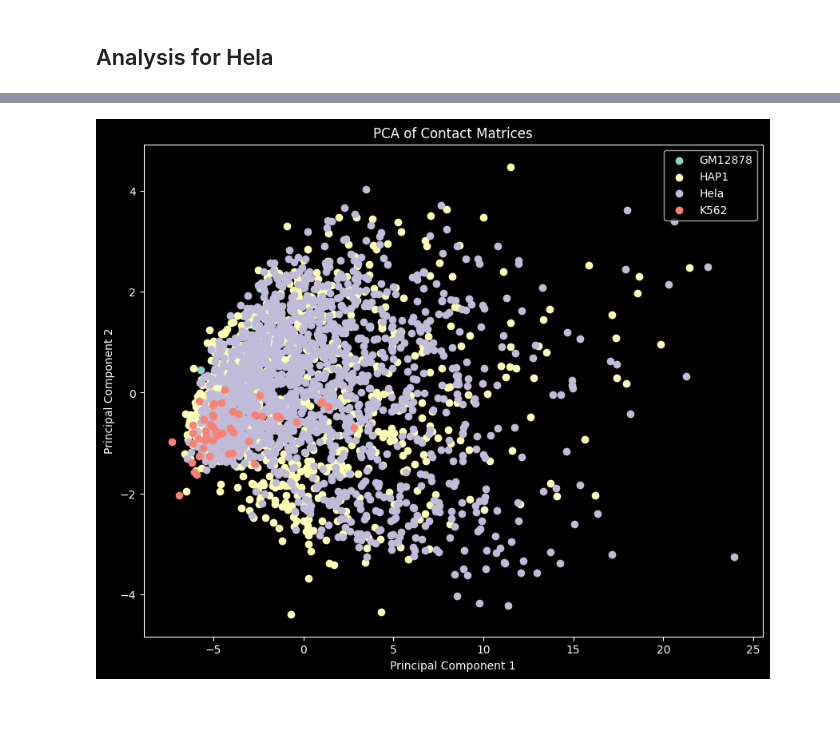
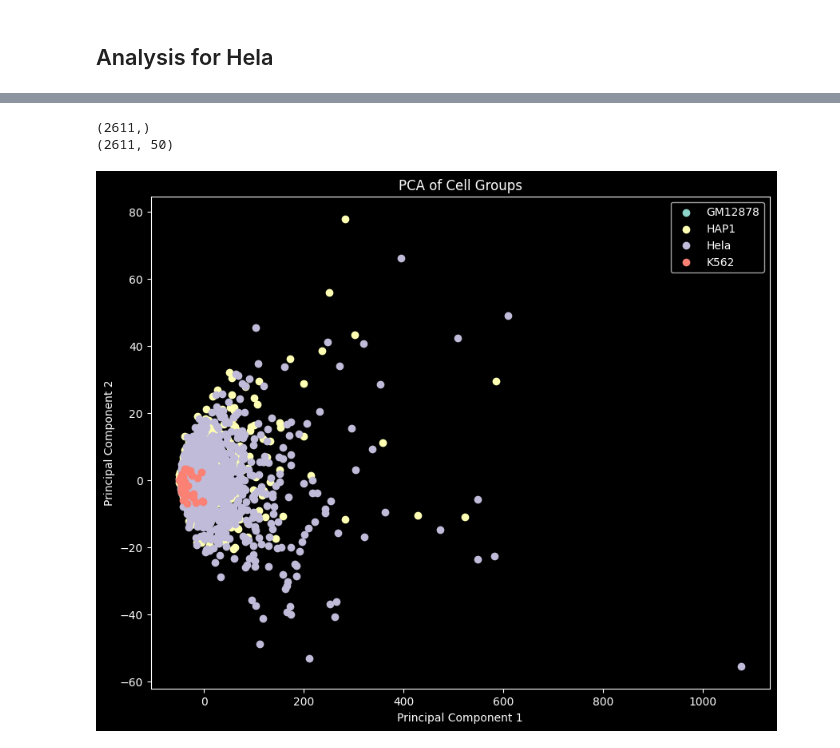
Before and after one commit to HaochongYANG/dna_heterogeneity, a Jupyter notebook: analysis.ipynb, the cells around one changed output, grey strips where cells are left out. Cells and saved outputs as stored; diff of their text form; code cells hidden in the pictures; blank space fills up the shorter version.

```diff
--- a/analysis.ipynb
+++ b/analysis.ipynb
@@ -786,7 +817,7 @@ for i, directory in enumerate(directories):
 vectorized_matrix = vectorize_matrices(all_matrices)
 
 # Perform PCA
-pca = PCA(n_components=2)
+pca = PCA(n_components=8)
 pca_result = pca.fit_transform(vectorized_matrix)
 
 # Convert the PCA result to a dataframe
@@ -803,5 +834,3 @@ plt.ylabel('Principal Component 2')
 plt.title('PCA of Contact Matrices')
 plt.legend()
 plt.show()
-# %% [output]
-[figure, removed]
@@ -807,0 +874,36 @@ plt.show()
+# %%
+def create_feature_matrix(flattened_data, selected_features):
+    feature_matrix = []
+    labels = []
+    for group, data in flattened_data.items():
+        for instance in data:
+            feature_matrix.append([instance[i] for i in selected_features])
+            labels.append(group)
+    return np.array(feature_matrix), np.array(labels)
+
+selected_features_matrix, labels = create_feature_matrix(flattened_data, top_features)
+# %% [output]
+(2611,)
+(2611, 50)
+# %%
+from sklearn.decomposition import PCA
+
+pca = PCA(n_components=2)
+pca_result = pca.fit_transform(selected_features_matrix)
+# %%
+import matplotlib.pyplot as plt
+
+def visualize_pca(pca_result, labels):
+    plt.figure(figsize=(10, 8))
+    for group in np.unique(labels):
+        indices = np.where(labels == group)
+        plt.scatter(pca_result[indices, 0], pca_result[indices, 1], label=group)
+    plt.legend()
+    plt.title('PCA of Cell Groups')
+    plt.xlabel('Principal Component 1')
+    plt.ylabel('Principal Component 2')
+    plt.show()
+
+visualize_pca(pca_result, labels)
+# %% [output]
+[figure, added]
```
Also changed, not shown: parts of 17 cells of this notebook.
